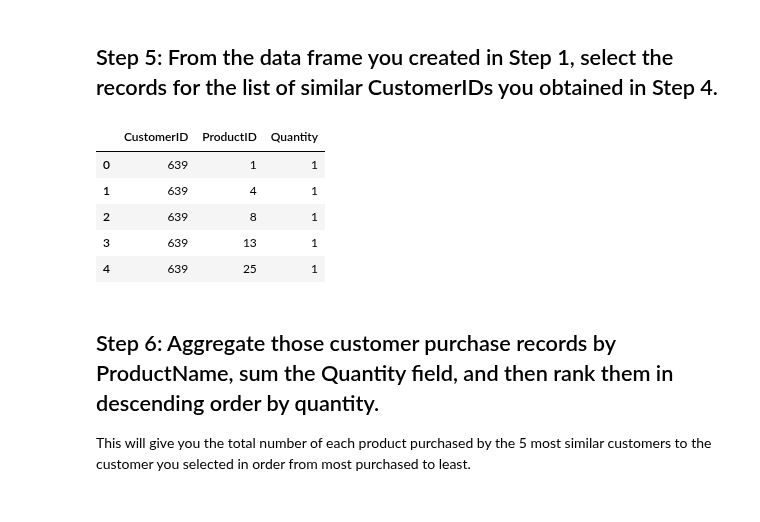
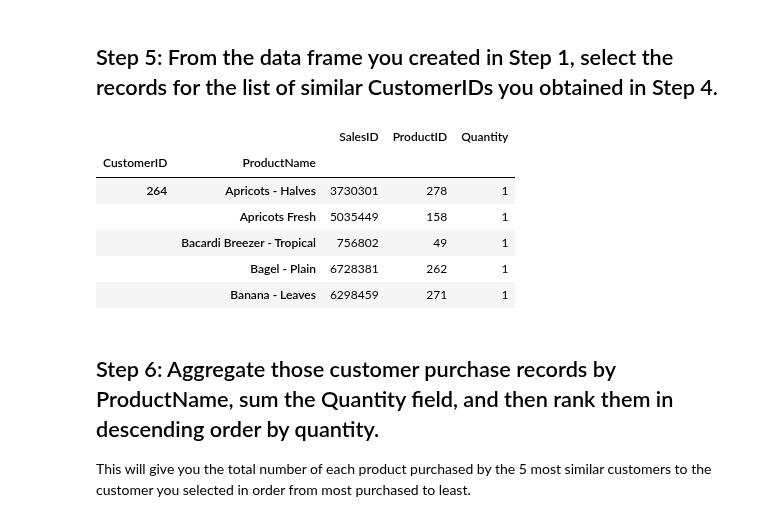
Before and after one commit to ironhack-datalabs/datamad0819, a Jupyter notebook: module-2/lab-intro-recommender-systems/your-code/main.ipynb, the cells around one changed output. Drawn from its saved outputs; the diff is of its cells as text; code cells hidden in the pictures.

```diff
--- a/module-2/lab-intro-recommender-systems/your-code/main.ipynb
+++ b/module-2/lab-intro-recommender-systems/your-code/main.ipynb
@@ -81,10 +83,3 @@ display(distances)
 1000 rows × 1000 columns
 # %% [markdown]
 ## Step 4: Check your results by generating a list of the top 5 most similar customers for a specific CustomerID.
-# %%
-distances = pd.DataFrame(1/(1 + squareform(pdist(distances.T, 'euclidean'))),
-                         index=distances.columns, columns=distances.columns)
-
-similarities = distances[33].sort_values(ascending=False)[1:6]
-simil = list(similarities.index)
-simil
@@ -92,0 +86,3 @@ simil
+# %%
+similarities = distances.loc[33].sort_values(ascending=False)[1:].head(5)
+similarities
@@ -93,18 +97,16 @@ simil
 # %% [markdown]
 ## Step 5: From the data frame you created in Step 1, select the records for the list of similar CustomerIDs you obtained in Step 4.
-# %%
-b = data.groupby(['CustomerID','ProductID']).agg({'Quantity':np.sum})
-c = b.loc[simil]
-c.head()
-c.reset_index(inplace=True)
-c.head()
-# %% [output]
-|  | CustomerID | ProductID | Quantity |
-| 0 | 639 | 1 | 1 |
-| 1 | 639 | 4 | 1 |
-| 2 | 639 | 8 | 1 |
-| 3 | 639 | 13 | 1 |
-| 4 | 639 | 25 | 1 |
+# %%
+d = a.loc[similarities.index]
+d.head()
+# %% [output]
+|  |  | SalesID | ProductID | Quantity |
+| CustomerID | ProductName |  |  |  |
+| 264 | Apricots - Halves | 3730301 | 278 | 1 |
+|  | Apricots Fresh | 5035449 | 158 | 1 |
+|  | Bacardi Breezer - Tropical | 756802 | 49 | 1 |
+|  | Bagel - Plain | 6728381 | 262 | 1 |
+|  | Banana - Leaves | 6298459 | 271 | 1 |
 # %% [markdown]
 ## Step 6: Aggregate those customer purchase records by ProductName, sum the Quantity field, and then rank them in descending order by quantity.
 
```
Also changed, not shown: parts of 10 cells of this notebook.
